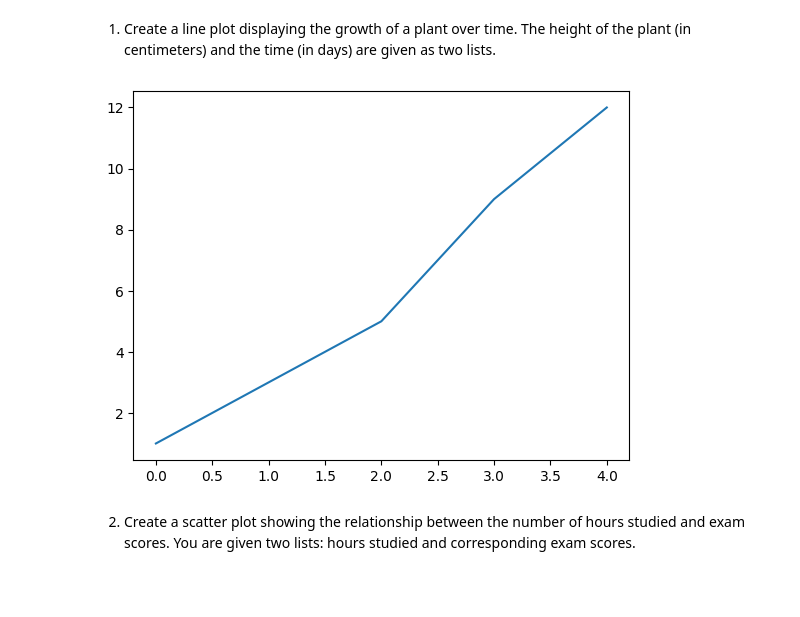
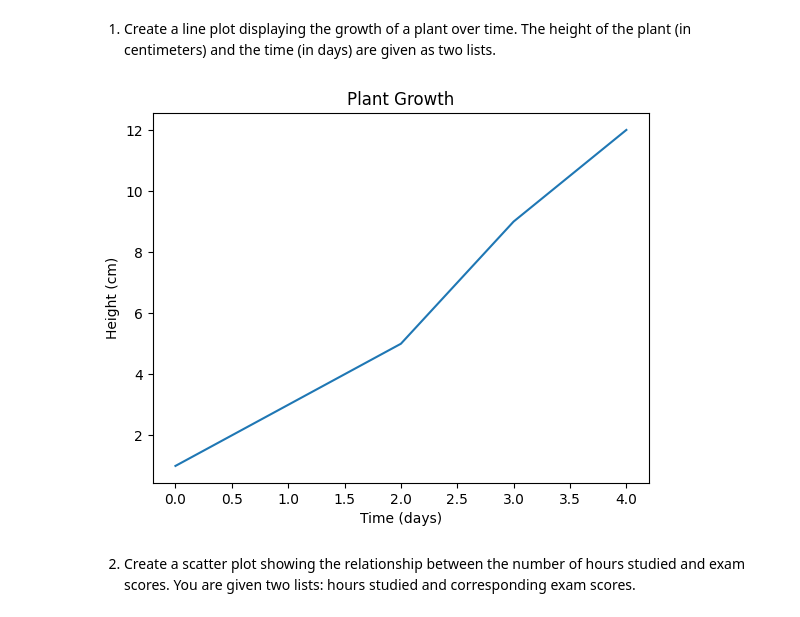
Before and after one commit to bm20050/ai-programming, a Jupyter notebook: lab/day8__lab_matplotlib.ipynb, the cells around one changed output. Cells and saved outputs as stored; diff of their text form; code cells hidden in the pictures; blank space fills up the shorter version.

```diff
--- a/lab/day8__lab_matplotlib.ipynb
+++ b/lab/day8__lab_matplotlib.ipynb
@@ -385,16 +385,23 @@ plt.show()
 1. Create a line plot displaying the growth of a plant over time. The height of the plant (in centimeters) and the time (in days) are given as two lists.
 # %%
 import matplotlib.pyplot as plt
+import numpy as np
+
 
 def plot_growth(height, time):
-  plt.plot(time, height)
-  plt.show()
+    fig, ax = plt.subplots()
+    ax.plot(time, height)
+    ax.set_xlabel('Time (days)')
+    ax.set_ylabel('Height (cm)')
+    ax.set_title('Plant Growth')
+    plt.show()
 
-height = [1, 3, 5, 9, 12]
-time = [0, 1, 2, 3, 4]
+
+height = np.array([1, 3, 5, 9, 12])
+time = np.array([0, 1, 2, 3, 4])
 plot_growth(height, time)
 # %% [output]
-[figure, old version]
+[figure, new version]
 # %% [markdown]
 2. Create a scatter plot showing the relationship between the number of hours studied and exam scores. You are given two lists: hours studied and corresponding exam scores.
 # %%
```
Also changed, not shown: parts of 16 cells of this notebook, 2 other files.
